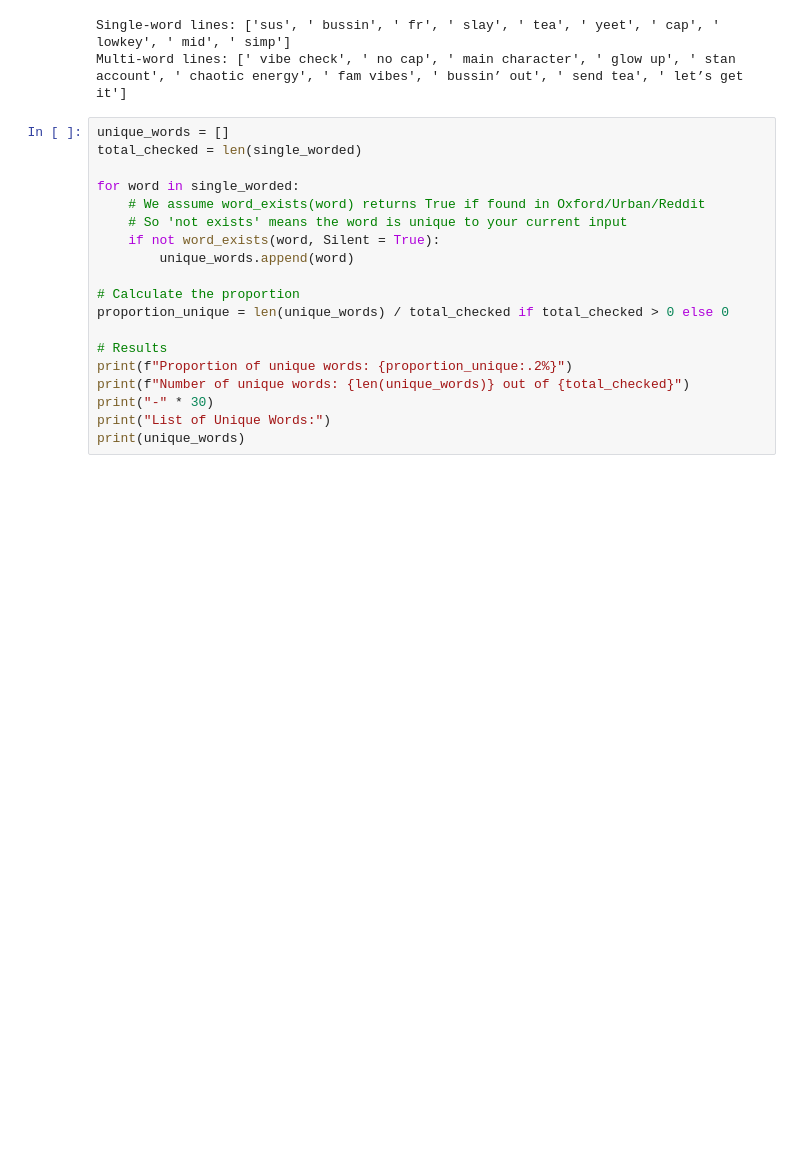
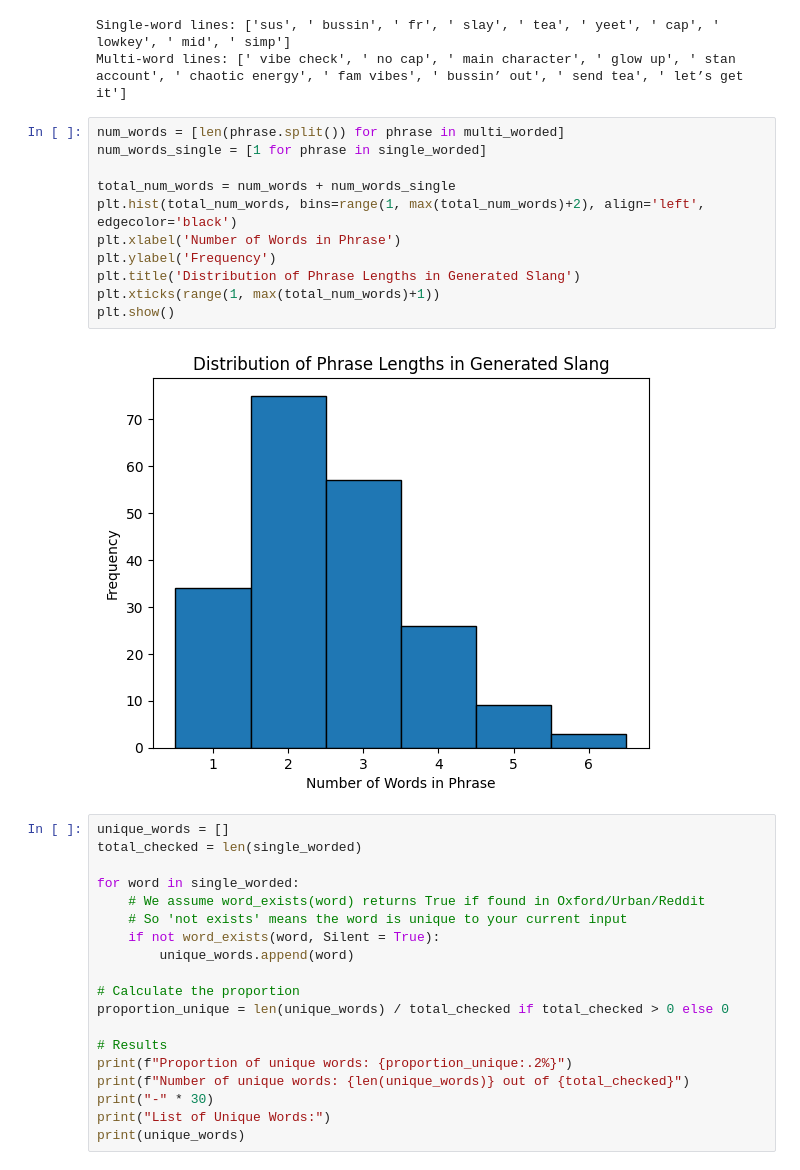
Before and after one commit to Brock555555/175Project, a Jupyter notebook: New_Eval.ipynb, the cells around one changed output. Saved outputs shown, nothing was run; the diff lists cells and outputs as text; blank space fills up the shorter version.

Commit message:
added a few visualizations

```diff
--- a/New_Eval.ipynb
+++ b/New_Eval.ipynb
@@ -338,6 +340,19 @@ print("Multi-word lines:", multi_worded[:10])
 # %% [output]
 Single-word lines: ['sus', ' bussin', ' fr', ' slay', ' tea', ' yeet', ' cap', ' lowkey', ' mid', ' simp']
 Multi-word lines: [' vibe check', ' no cap', ' main character', ' glow up', ' stan account', ' chaotic energy', ' fam vibes', ' bussin’ out', ' send tea', ' let’s get it']
+# %%
+num_words = [len(phrase.split()) for phrase in multi_worded]
+num_words_single = [1 for phrase in single_worded]
+
+total_num_words = num_words + num_words_single
+plt.hist(total_num_words, bins=range(1, max(total_num_words)+2), align='left', edgecolor='black')
+plt.xlabel('Number of Words in Phrase')
+plt.ylabel('Frequency')
+plt.title('Distribution of Phrase Lengths in Generated Slang')
+plt.xticks(range(1, max(total_num_words)+1))
+plt.show()
+# %% [output]
+[figure, added]
 # %%
 unique_words = []
 total_checked = len(single_worded)
```
Also changed, not shown: parts of 11 cells of this notebook.
